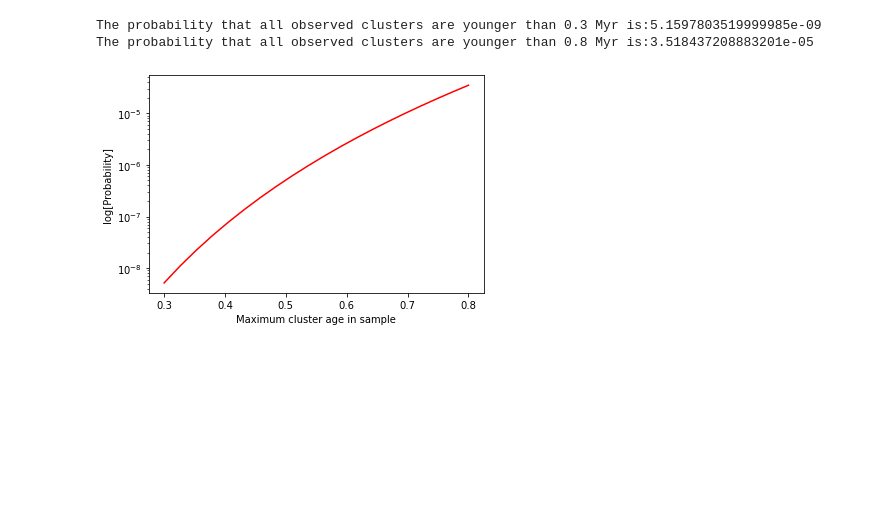
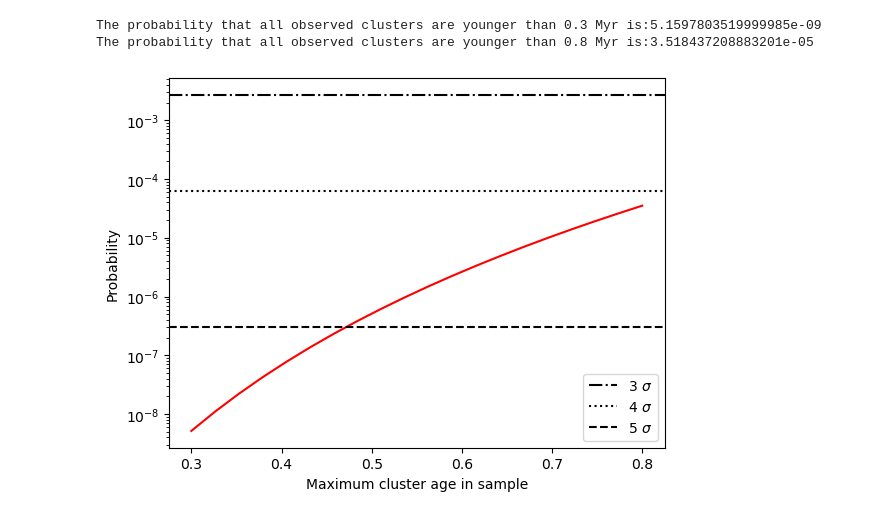
Before and after one commit to lmlb-astro/timescale-CII-, a Jupyter notebook: calculateSizeAndTimescaleOfTheRegion.ipynb, the cells around one changed output. Drawn from its saved outputs; the diff is of its cells as text; code cells hidden in the pictures; blank space fills up the shorter version.

```diff
--- a/calculateSizeAndTimescaleOfTheRegion.ipynb
+++ b/calculateSizeAndTimescaleOfTheRegion.ipynb
@@ -559,12 +617,19 @@ The probability that all observed clusters are younger than 0.3 Myr is:5.1597803
 The probability that all observed clusters are younger than 0.8 Myr is:3.518437208883201e-05
 # %%
 ## plot the probability as a function of upper limit on the dynamical timescale range
+plt.plot(age_list,odds_list,'r-')
 
-plt.plot(age_list,odds_list,'r-')
+## plot the probabilities at 3, 4 and 5 sigma
+plt.axhline(y = 0.0027, color = 'k', linestyle = '-.', label = r'3 $\sigma$')
+plt.axhline(y = 0.000063, color = 'k', linestyle = ':', label = r'4 $\sigma$')
+plt.axhline(y = 0.0000003, color = 'k', linestyle = '--', label = r'5 $\sigma$')
+
+## set axes
 plt.yscale('log')
 plt.xlabel("Maximum cluster age in sample")
-plt.ylabel("log[Probability]")
+plt.ylabel("Probability")
 
+plt.legend()
 plt.show()
 # %% [output]
-[figure, old version]
+[figure, new version]
```
Also changed, not shown: parts of 17 cells of this notebook, 1 other file.
